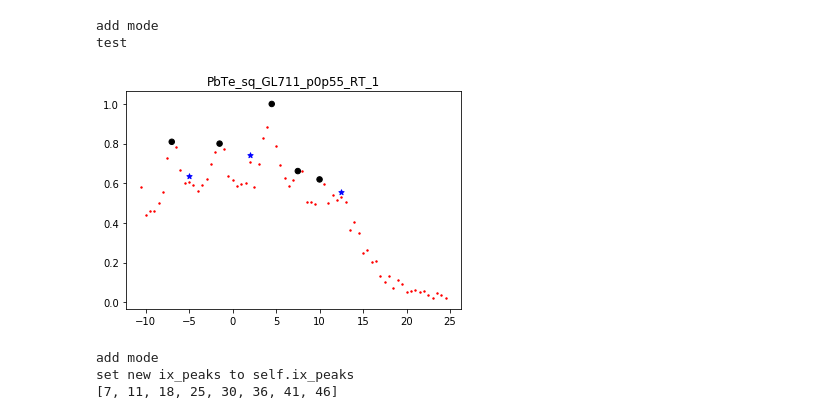
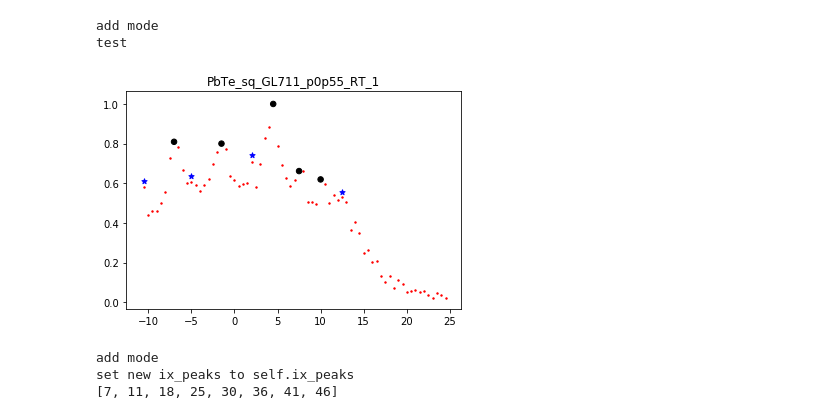
Before and after one commit to kei0822kei/smooziee, a Jupyter notebook: notebook/peak_search.ipynb, the cells around one changed output. Drawn from its saved outputs; the diff is of its cells as text; code cells hidden in the pictures.

Commit message:
new peak data and revise figure

```diff
--- a/notebook/peak_search.ipynb
+++ b/notebook/peak_search.ipynb
@@ -44,10 +44,10 @@ found 5 peaks
 # %%
 ##### add peak by hand ~test~
-processor.revise_peak(idx=[11,25,46], run_mode='test')
+processor.revise_peak(idx=[0,11,25,46], run_mode='test')
 # %% [output]
 add mode
 test
-[figure, old version]
+[figure, new version]
 # %%
 ##### add peak by hand ~run~
 processor.revise_peak(idx=[11,25,46], run_mode='run')
```
Also changed, not shown: parts of 1 cell of this notebook, 3 other files.
